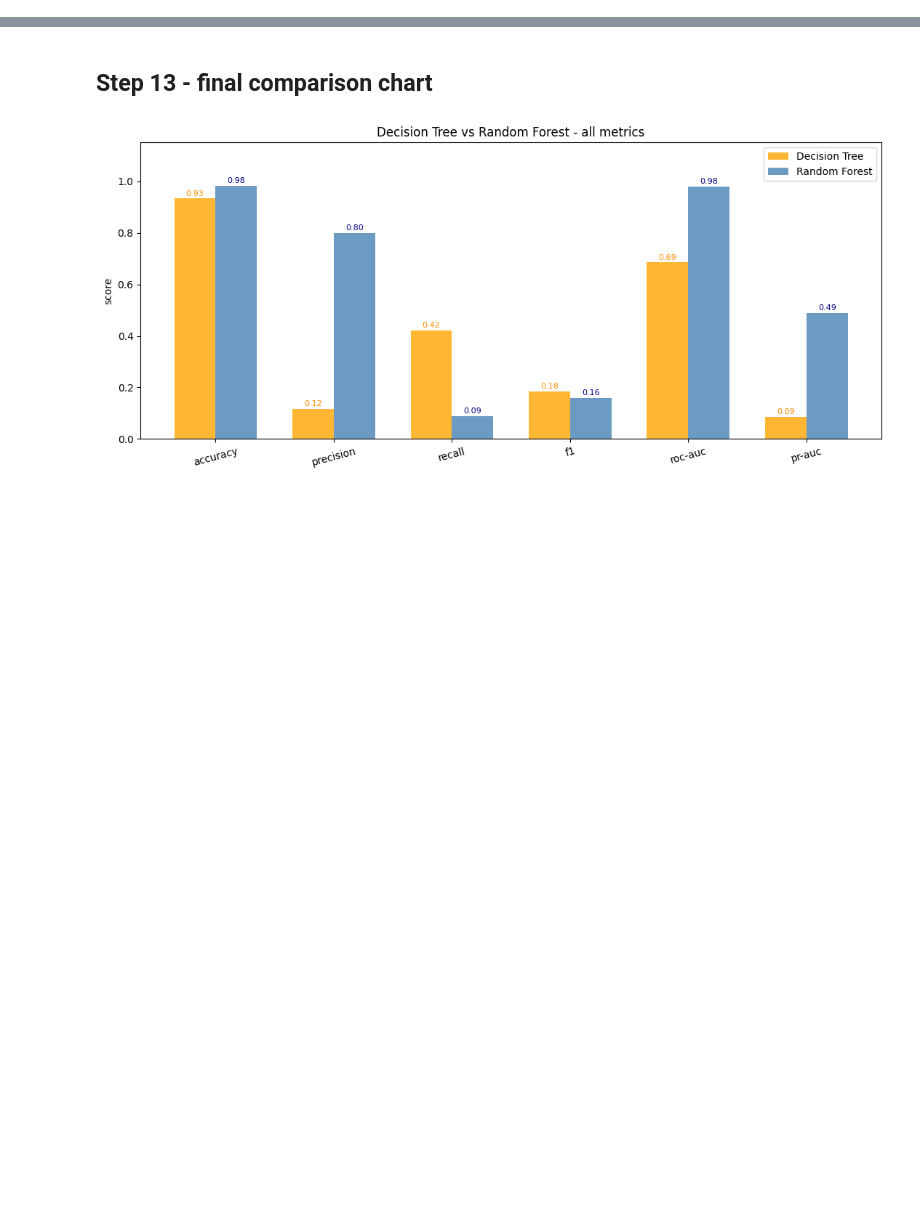
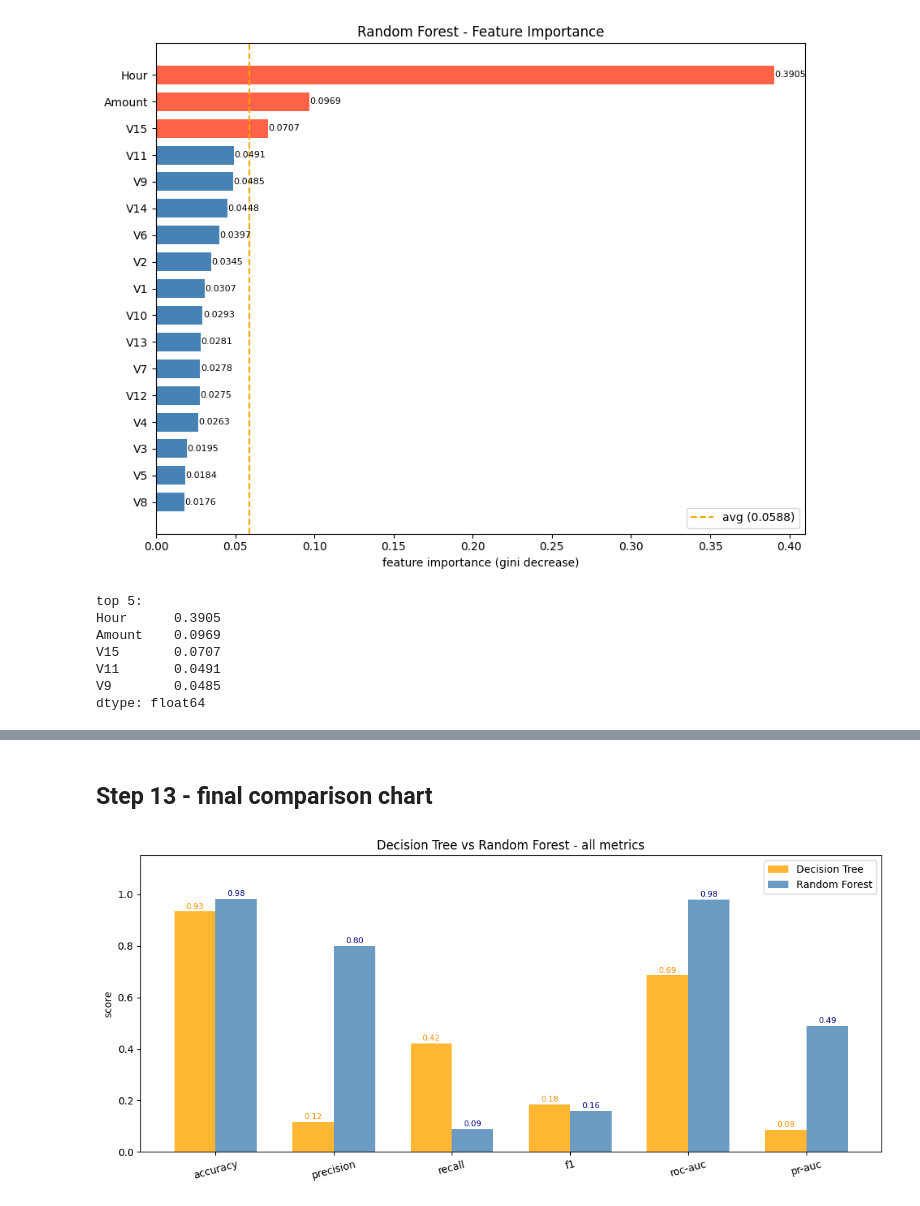
Before and after one commit to Rajeshydv07/60-days-data-science, a Jupyter notebook: day18/day18_fraud_detection.ipynb, the cells around one changed output, grey strips where cells are left out. Drawn from its saved outputs; the diff is of its cells as text; code cells hidden in the pictures; blank space fills up the shorter version.

```diff
--- a/day18/day18_fraud_detection.ipynb
+++ b/day18/day18_fraud_detection.ipynb
@@ -624,0 +378,38 @@ Name: 4, dtype: float64
+# %%
+importance = pd.Series(rf.feature_importances_, index=X.columns)
+importance_sorted = importance.sort_values(ascending=True)
+
+avg_imp = importance.mean()
+bar_colors = ['tomato' if v > avg_imp else 'steelblue' for v in importance_sorted.values]
+
+fig, ax = plt.subplots(figsize=(9, 7))
+
+bars = ax.barh(importance_sorted.index, importance_sorted.values,
+               color=bar_colors, height=0.7)
+
+ax.axvline(avg_imp, color='orange', linestyle='--', lw=1.5,
+           label=f'avg ({avg_imp:.4f})')
+ax.set_xlabel('feature importance (gini decrease)')
+ax.set_title('Random Forest - Feature Importance')
+ax.legend()
+
+for bar in bars:
+    w = bar.get_width()
+    ax.text(w + 0.0002, bar.get_y() + bar.get_height()/2,
+            f'{w:.4f}', va='center', fontsize=8)
+
+plt.tight_layout()
+plt.savefig('feature_importance.png', bbox_inches='tight', dpi=150)
+plt.show()
+
+print("top 5:")
+print(importance.sort_values(ascending=False).head(5).round(4))
+# %% [output]
+[figure, added]
+top 5:
+Hour      0.3905
+Amount    0.0969
+V15       0.0707
+V11       0.0491
+V9        0.0485
+dtype: float64
```
Also changed, not shown: parts of 56 cells of this notebook, 4 other files.
